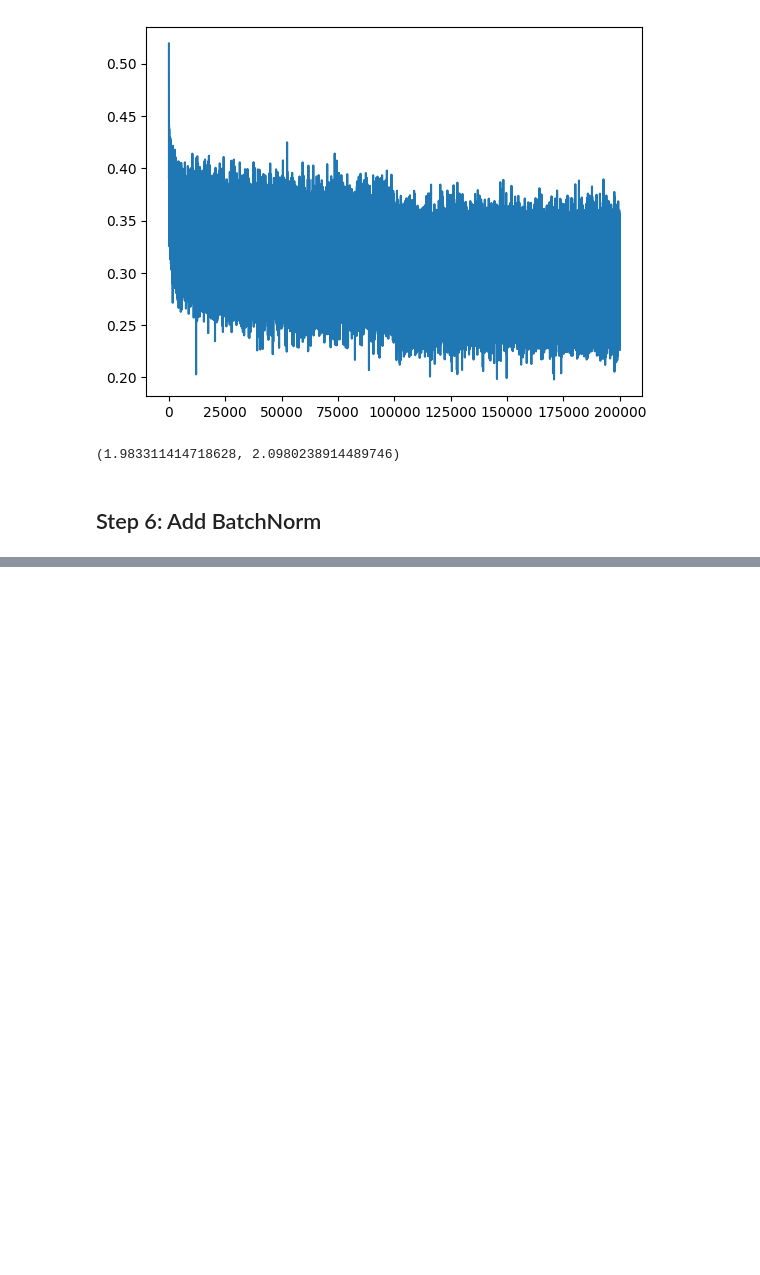
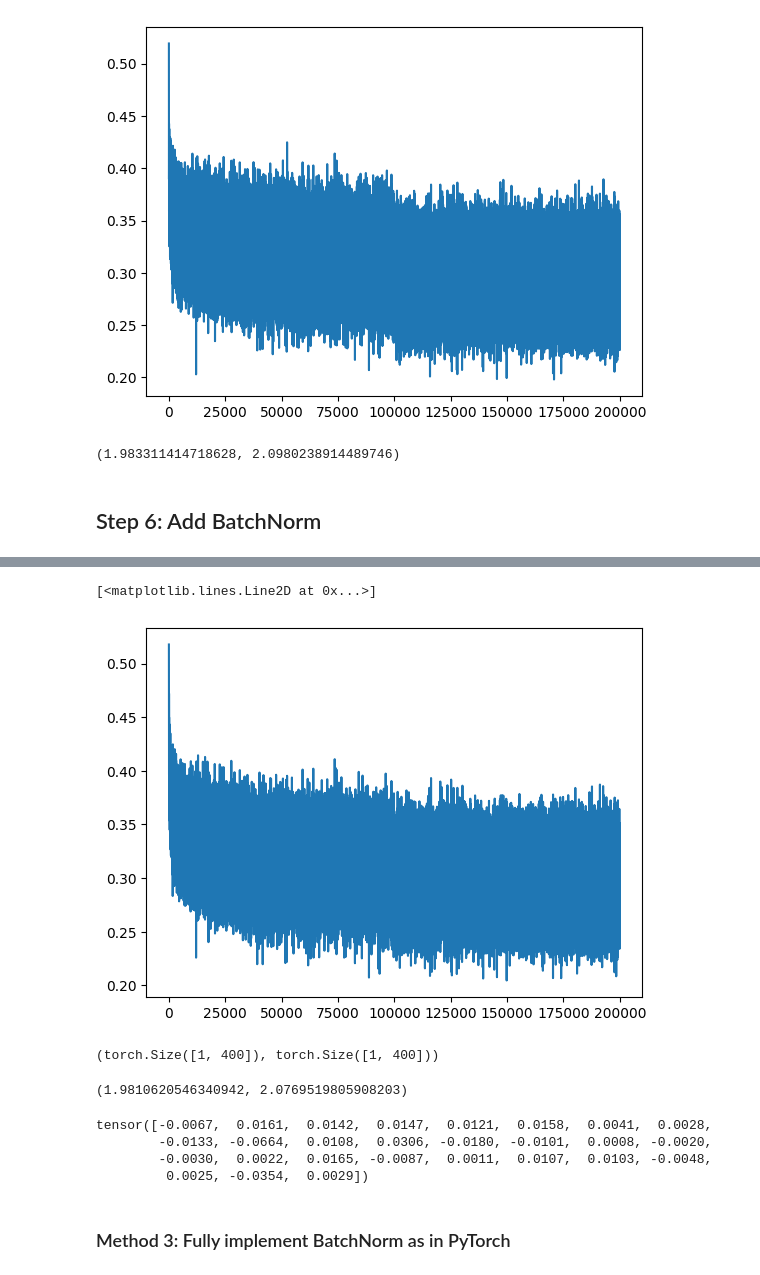
Before and after one commit to sohammistri/makemore, a Jupyter notebook: makemore-part-3-no-torch.ipynb, the cells around one changed output, grey strips where cells are left out. Cells and saved outputs as stored; diff of their text form; code cells hidden in the pictures; blank space fills up the shorter version.

```diff
--- a/makemore-part-3-no-torch.ipynb
+++ b/makemore-part-3-no-torch.ipynb
@@ -632,0 +711,3 @@ train_loss, dev_loss
+# %%
+for p in params_bn1:
+    p.requires_grad = True
@@ -632,0 +926,5 @@ train_loss, dev_loss
+# %%
+stepi, lossi = train(X_train, y_train, params_bn2, num_steps=200000,\
+                      batch_size=128,\
+                          lr_scheduler=lambda i: (10**(-0.95)) if i < 100000 else (10**(-1.95)),\
+                            direct=False)
@@ -632,0 +952,18 @@ train_loss, dev_loss
+# %%
+plt.plot(stepi, lossi)
+# %% [output]
+[<matplotlib.lines.Line2D at 0x...>]
+[figure, added]
+# %%
+with torch.no_grad():
+    C, W1, _, _, _, _= params_bn2
+
+    inp = C[X_train].view(X_train.shape[0], -1)
+    hidden = inp @ W1
+
+    bnmean = hidden.mean(dim=0, keepdim=True)
+    bnstd = hidden.std(dim=0, keepdim=True)
+
+bnmean.shape, bnstd.shape
+# %% [output]
+(torch.Size([1, 400]), torch.Size([1, 400]))
@@ -632,0 +990,15 @@ train_loss, dev_loss
+# %%
+train_loss = compute_loss(X_train, y_train, params_bn2, bnmean, bnstd, direct=False)
+dev_loss = compute_loss(X_dev, y_dev, params_bn2, bnmean, bnstd, direct=False)
+train_loss, dev_loss
+# %% [output]
+(1.9810620546340942, 2.0769519805908203)
+# %%
+b2.grad
+# %% [output]
+tensor([-0.0067,  0.0161,  0.0142,  0.0147,  0.0121,  0.0158,  0.0041,  0.0028,
+        -0.0133, -0.0664,  0.0108,  0.0306, -0.0180, -0.0101,  0.0008, -0.0020,
+        -0.0030,  0.0022,  0.0165, -0.0087,  0.0011,  0.0107,  0.0103, -0.0048,
+         0.0025, -0.0354,  0.0029])
+# %% [markdown]
+### Method 3: Fully implement BatchNorm as in PyTorch
```
Also changed, not shown: parts of 48 cells of this notebook.
